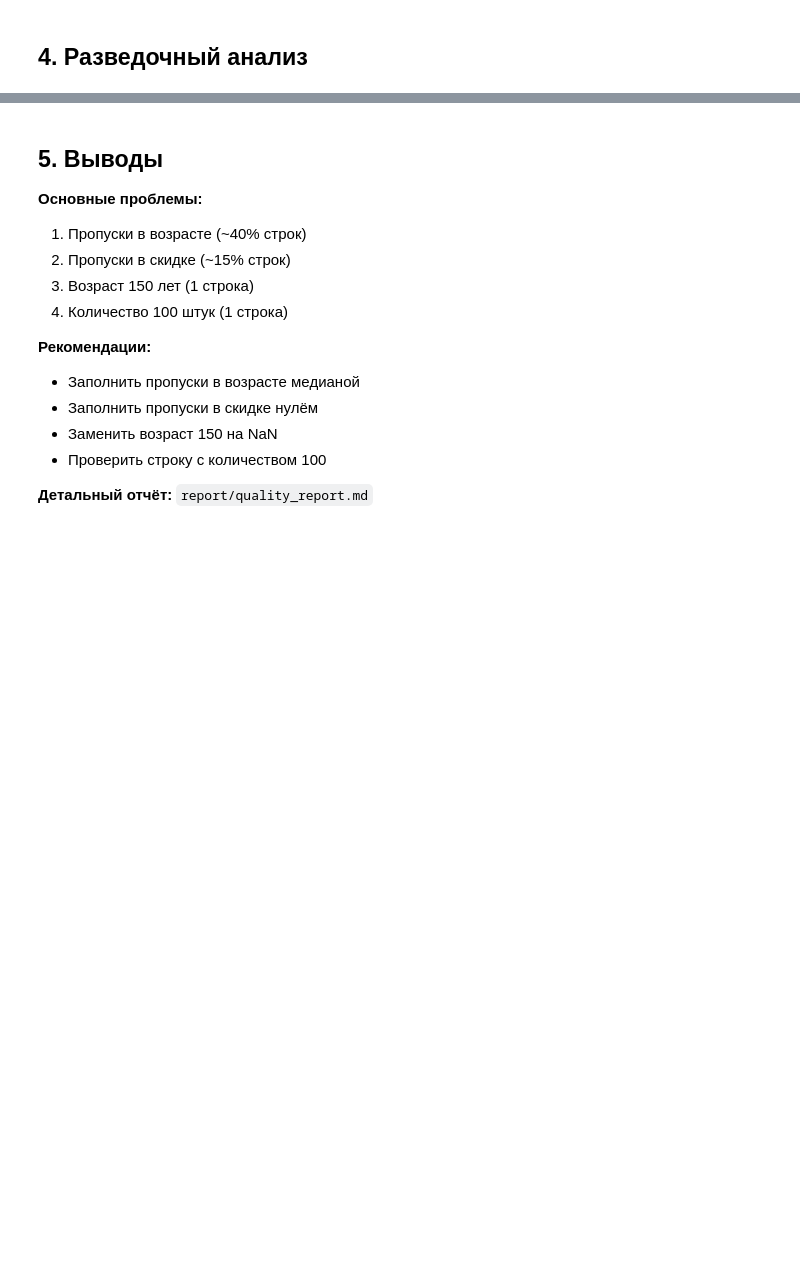
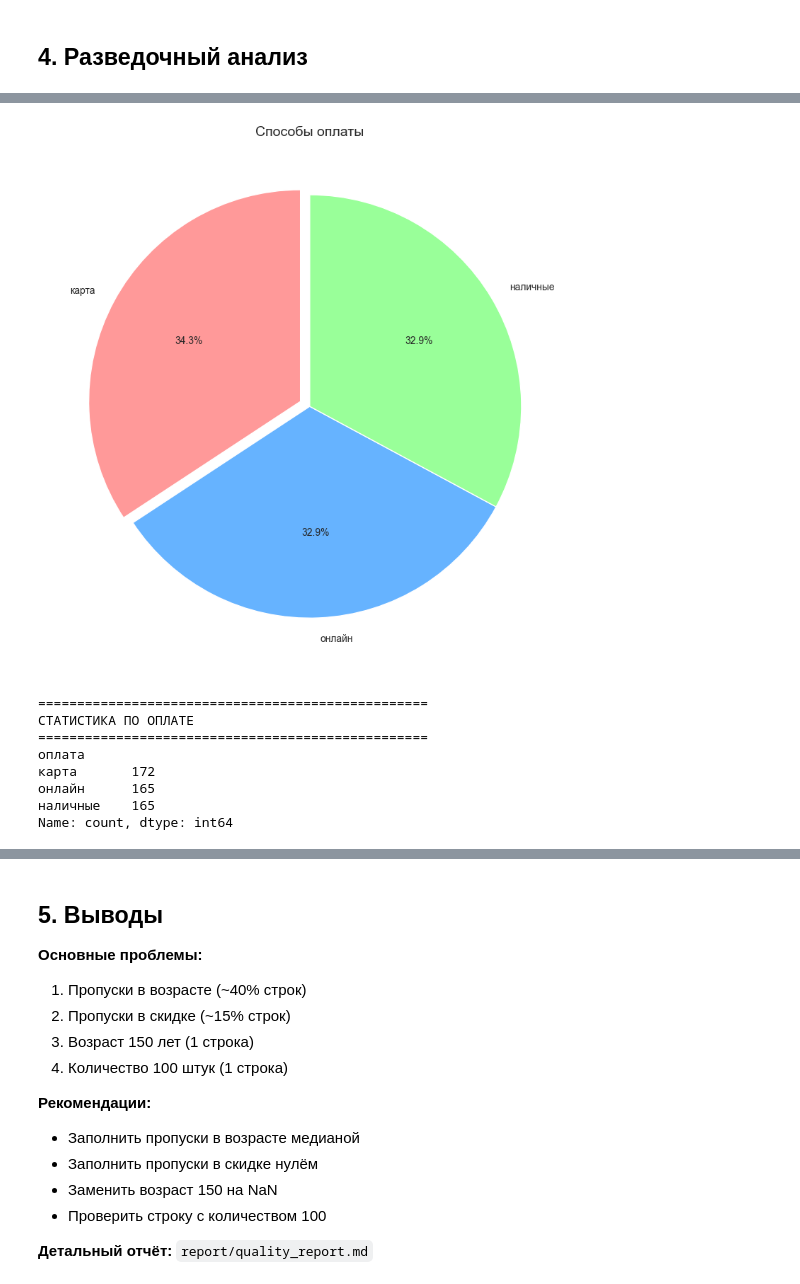
Before and after one commit to shahistakochkarova-debug/Laba-1, a Jupyter notebook: notebooks/1_data_understanding.ipynb, the cells around one changed output, grey strips where cells are left out. Saved outputs shown, nothing was run; the diff lists cells and outputs as text; code cells hidden in the pictures; blank space fills up the shorter version.

```diff
--- a/notebooks/1_data_understanding.ipynb
+++ b/notebooks/1_data_understanding.ipynb
@@ -100,0 +225,24 @@ print(df.groupby('товар')['цена'].mean().round(0).astype(int))
+# %%
+plt.figure(figsize=(8, 8))
+payment_counts = df['оплата'].value_counts()
+colors = ['#ff9999', '#66b3ff', '#99ff99']
+plt.pie(payment_counts.values, labels=payment_counts.index, autopct='%1.1f%%',
+        colors=colors, startangle=90, explode=(0.05, 0, 0))
+plt.title('Способы оплаты', fontsize=14)
+plt.tight_layout()
+plt.show()
+
+print("="*50)
+print("СТАТИСТИКА ПО ОПЛАТЕ")
+print("="*50)
+print(payment_counts)
+# %% [output]
+[figure, added]
+==================================================
+СТАТИСТИКА ПО ОПЛАТЕ
+==================================================
+оплата
+карта       172
+онлайн      165
+наличные    165
+Name: count, dtype: int64
```
Also changed, not shown: parts of 15 cells of this notebook.
